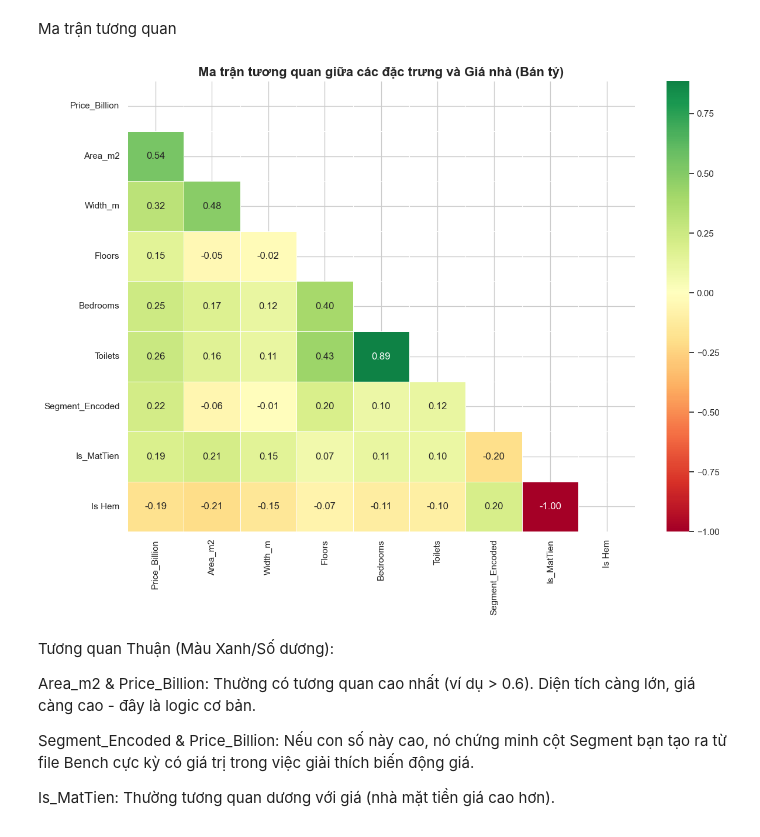
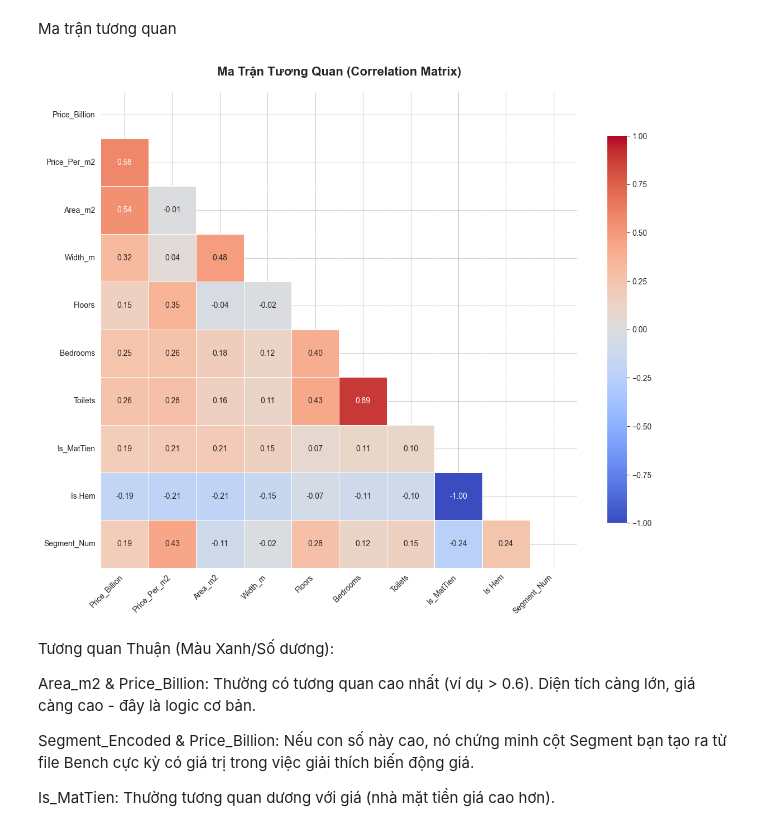
Before and after one commit to MinhTruc09/Predicting-Segment-Value-Of-House-In-TPHCM, a Jupyter notebook: notebooks/preprocess/02_preprocessing.ipynb, the cells around one changed output. Drawn from its saved outputs; the diff is of its cells as text; code cells hidden in the pictures.

Commit message:
Fix avg price

```diff
--- a/notebooks/preprocess/02_preprocessing.ipynb
+++ b/notebooks/preprocess/02_preprocessing.ipynb
@@ -1314,36 +1390,65 @@ Dữ liệu hiện tại đã là dạng số và được chuẩn hóa hoàn to
 # %% [markdown]
 Ma trận tương quan
 # %%
+import pandas as pd
 import seaborn as sns
 import matplotlib.pyplot as plt
 import numpy as np
 
-# 1. Chọn các cột quan trọng để vẽ (tránh bị quá dày đặc)
-# Bao gồm các cột số và các cột Encode quan trọng
-main_features = ['Price_Billion', 'Area_m2', 'Width_m', 'Floors', 'Bedrooms', 'Toilets', 'Segment_Encoded', 'Is_MatTien', 'Is Hem']
-# Thêm một vài cột Quận tiêu biểu để xem mức độ tương quan
-dist_features = [col for col in df_final_features.columns if 'Dist_Quận_1' in col or 'Dist_Quận_3' in col or 'Dist_Quận_7' in col]
-cols_to_plot = main_features + dist_features
+# 1. Tạo bản sao để không ảnh hưởng dữ liệu gốc
+df_corr = df.copy()
 
-# 2. Tính toán ma trận tương quan
-corr_matrix = df_final_features[cols_to_plot].corr()
+# 2. XỬ LÝ SỐ LIỆU ĐỂ VẼ
+# Chuyển đổi cột Segment từ chữ sang số (Để xem mối tương quan)
+# Bình dân=0, Trung cấp=1, Cao cấp=2, VIP=3
+segment_mapping = {'Bình dân': 0, 'Trung cấp': 1, 'Cao cấp': 2, 'VIP': 3}
+df_corr['Segment_Num'] = df_corr['Segment'].map(segment_mapping)
 
-# 3. Vẽ Heatmap
-plt.figure(figsize=(14, 10))
-mask = np.triu(np.ones_like(corr_matrix, dtype=bool)) # Chỉ vẽ một nửa để dễ nhìn
+# 3. CHỌN CÁC CỘT CẦN VẼ
+# Chỉ chọn các cột số có ý nghĩa, bỏ qua District, Ward, Post Time (vì là text/ngày tháng)
+cols_to_plot = [
+    'Price_Billion',  # Giá bán (Cái quan trọng nhất)
+    'Price_Per_m2',   # Đơn giá
+    'Area_m2',        # Diện tích
+    'Width_m',        # Chiều ngang
+    'Floors',         # Số tầng
+    'Bedrooms',       # Số phòng ngủ
+    'Toilets',        # Số toilet
+    'Is_MatTien',     # Mặt tiền
+    'Is Hem',         # Hẻm (Lưu ý: Tên cột bạn cung cấp có dấu cách)
+    'Segment_Num'     # Phân khúc (vừa tạo ở trên)
+]
+
+# Lọc data chỉ lấy các cột này
+df_heatmap = df_corr[cols_to_plot]
+
+# 4. TÍNH TOÁN TƯƠNG QUAN
+corr_matrix = df_heatmap.corr()
+
+# 5. VẼ BIỂU ĐỒ HEATMAP
+plt.figure(figsize=(12, 10))
+
+# Tạo mặt nạ hình tam giác (che nửa trên) để đỡ rối mắt
+mask = np.triu(np.ones_like(corr_matrix, dtype=bool))
 
 sns.heatmap(corr_matrix,
-            mask=mask,
-            annot=True,          # Hiển thị số
-            fmt=".2f",           # Lấy 2 chữ số thập phân
-            cmap='RdYlGn',       # Màu đỏ (âm) - Vàng - Xanh (dương)
-            center=0,
-            linewidths=.5)
+            mask=mask,           # Che nửa trên
+            annot=True,          # Hiển thị con số
+            fmt=".2f",           # Lấy 2 số lẻ
+            cmap='coolwarm',     # Màu Xanh (Âm) - Đỏ (Dương)
+            vmin=-1, vmax=1,     # Cố định thang đo từ -1 đến 1
+            linewidths=0.5,      # Đường kẻ trắng giữa các ô
+            square=True,         # Ép ô vuông
+            cbar_kws={"shrink": .8}) # Thanh màu nhỏ gọn
 
-plt.title('Ma trận tương quan giữa các đặc trưng và Giá nhà (Bán tỷ)', fontsize=16, fontweight='bold')
+plt.title('Ma Trận Tương Quan (Correlation Matrix)', fontsize=16, fontweight='bold', pad=20)
+plt.xticks(rotation=45, ha='right') # Xoay chữ trục X cho dễ đọc
+plt.yticks(rotation=0)
+
+plt.tight_layout()
 plt.show()
 # %% [output]
-[figure, old version]
+[figure, new version]
 # %% [markdown]
 Tương quan Thuận (Màu Xanh/Số dương):
 
```
Also changed, not shown: parts of 14 cells of this notebook, 9 other files.
